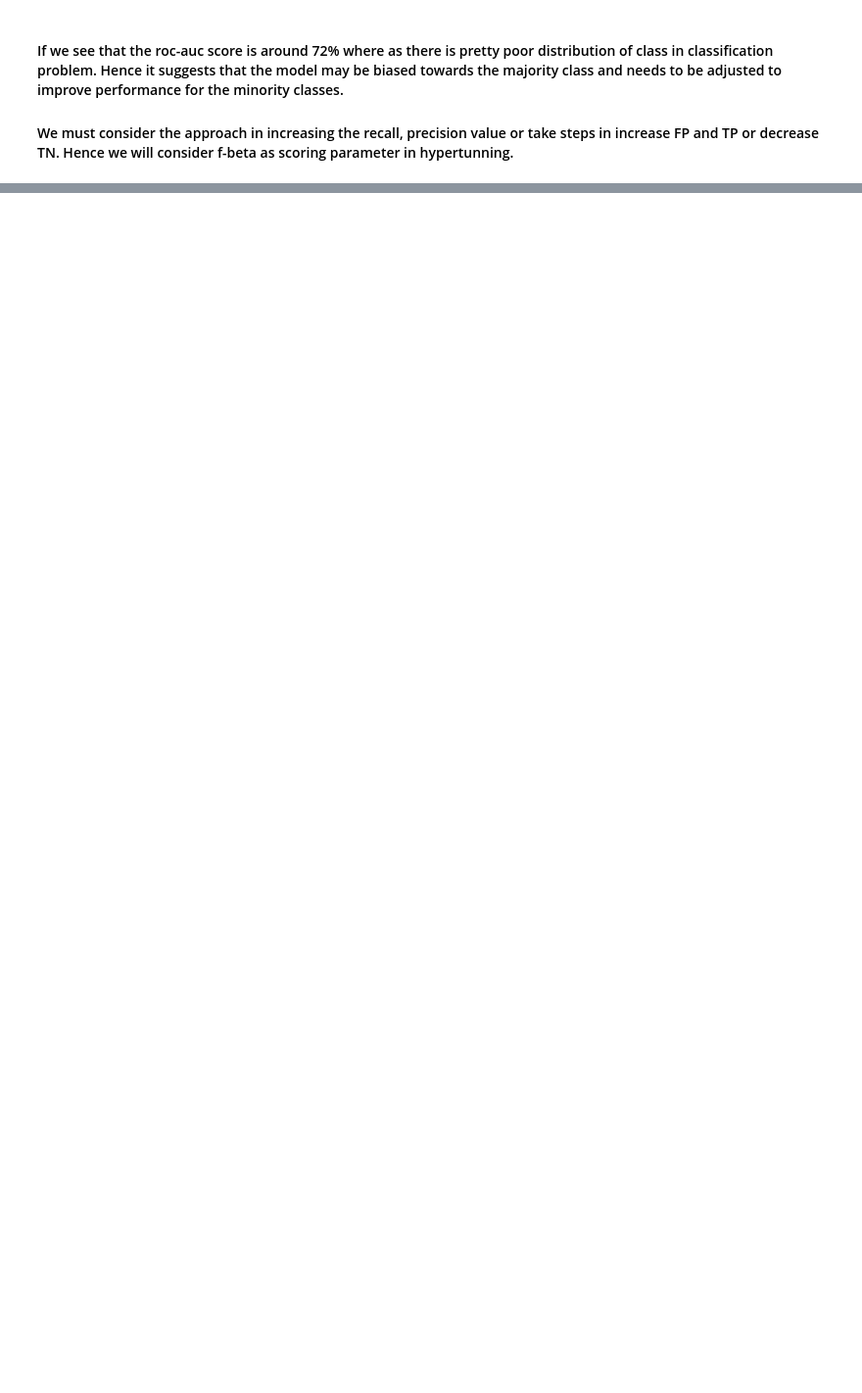
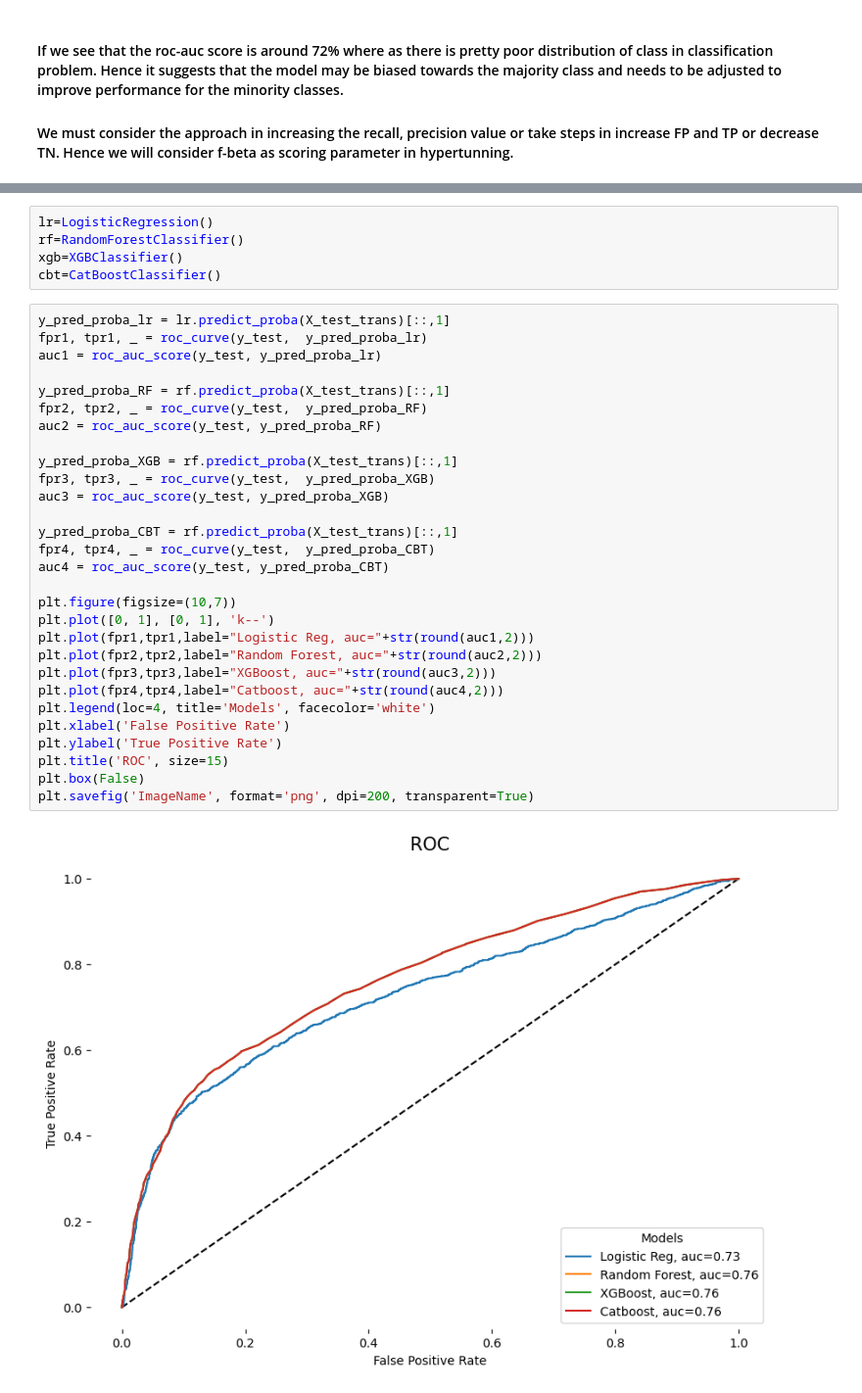
Before and after one commit to ayan-zz/credit-card-vr0.0.2, a Jupyter notebook: notebook/EDA_credit_card.ipynb, the cells around one changed output, grey strips where cells are left out. Shown at 98% size. Drawn from its saved outputs; the diff is of its cells as text; blank space fills up the shorter version.

```diff
--- a/notebook/EDA_credit_card.ipynb
+++ b/notebook/EDA_credit_card.ipynb
@@ -600,0 +752,36 @@ weighted avg       0.80      0.81      0.77      6000
+# %%
+lr=LogisticRegression()
+rf=RandomForestClassifier()
+xgb=XGBClassifier()
+cbt=CatBoostClassifier()
+# %%
+y_pred_proba_lr = lr.predict_proba(X_test_trans)[::,1]
+fpr1, tpr1, _ = roc_curve(y_test,  y_pred_proba_lr)
+auc1 = roc_auc_score(y_test, y_pred_proba_lr)
+
+y_pred_proba_RF = rf.predict_proba(X_test_trans)[::,1]
+fpr2, tpr2, _ = roc_curve(y_test,  y_pred_proba_RF)
+auc2 = roc_auc_score(y_test, y_pred_proba_RF)
+
+y_pred_proba_XGB = rf.predict_proba(X_test_trans)[::,1]
+fpr3, tpr3, _ = roc_curve(y_test,  y_pred_proba_XGB)
+auc3 = roc_auc_score(y_test, y_pred_proba_XGB)
+
+y_pred_proba_CBT = rf.predict_proba(X_test_trans)[::,1]
+fpr4, tpr4, _ = roc_curve(y_test,  y_pred_proba_CBT)
+auc4 = roc_auc_score(y_test, y_pred_proba_CBT)
+
+plt.figure(figsize=(10,7))
+plt.plot([0, 1], [0, 1], 'k--')
+plt.plot(fpr1,tpr1,label="Logistic Reg, auc="+str(round(auc1,2)))
+plt.plot(fpr2,tpr2,label="Random Forest, auc="+str(round(auc2,2)))
+plt.plot(fpr3,tpr3,label="XGBoost, auc="+str(round(auc3,2)))
+plt.plot(fpr4,tpr4,label="Catboost, auc="+str(round(auc4,2)))
+plt.legend(loc=4, title='Models', facecolor='white')
+plt.xlabel('False Positive Rate')
+plt.ylabel('True Positive Rate')
+plt.title('ROC', size=15)
+plt.box(False)
+plt.savefig('ImageName', format='png', dpi=200, transparent=True)
+# %% [output]
+[figure, added]
```
Also changed, not shown: parts of 54 cells of this notebook.
